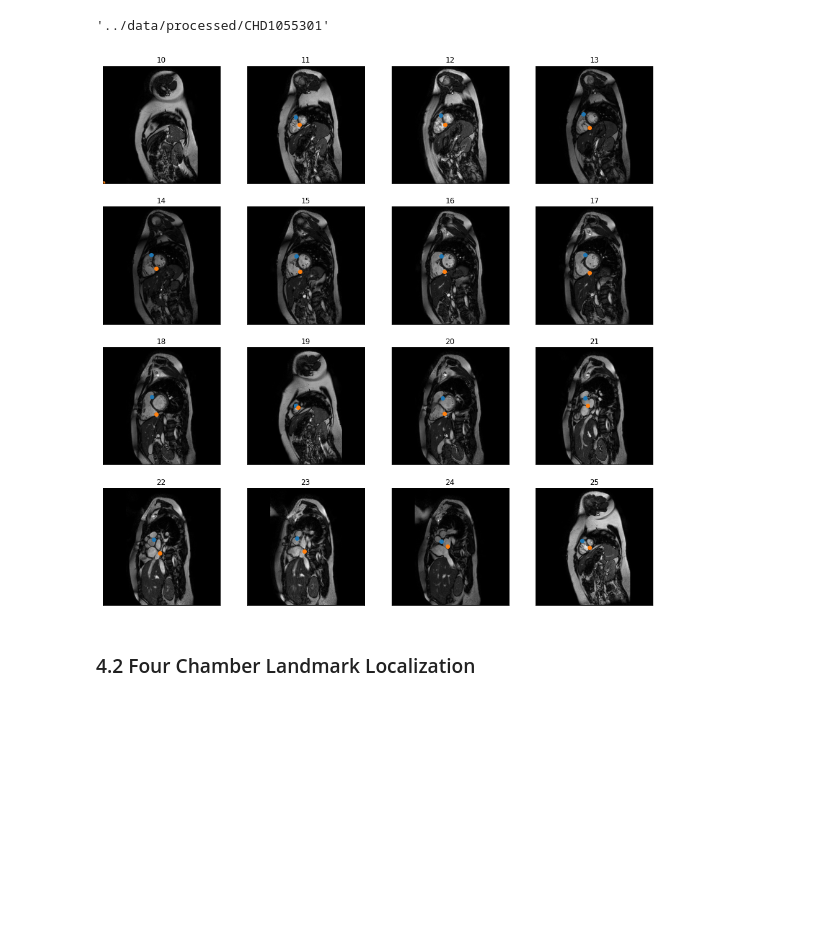
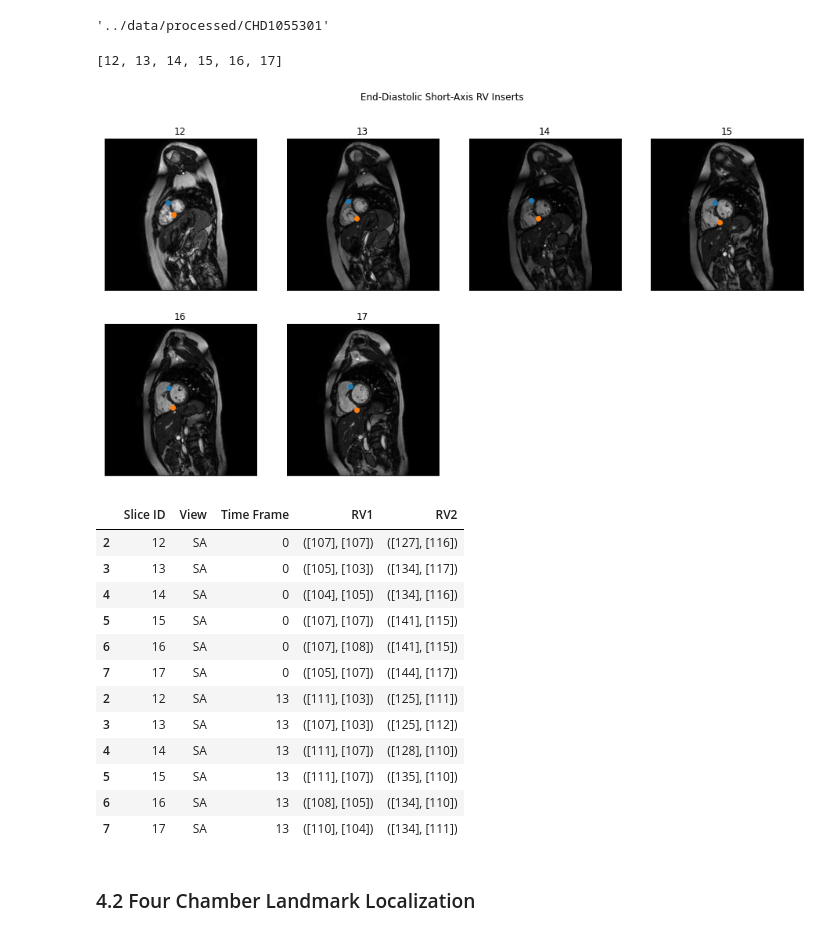
Before and after one commit to btcrabb/CAP-Automated-Pipeline, a Jupyter notebook: notebooks/1.1-BTC-FullAutoCAP.ipynb, the cells around one changed output. Drawn from its saved outputs; the diff is of its cells as text; code cells hidden in the pictures; blank space fills up the shorter version.

```diff
--- a/notebooks/1.1-BTC-FullAutoCAP.ipynb
+++ b/notebooks/1.1-BTC-FullAutoCAP.ipynb
@@ -394,6 +394,16 @@ for subdir in os.listdir(os.path.join(dst, patient)):
 
 # generate dataframe
 df = pd.DataFrame(out, columns = ['Slice ID', 'File', 'View', 'Slice Location', 'ImagePositionPatient', 'ImageOrientationPatient', 'Pixel Spacing'])
+
+# generate mapping dictionary (short-axis slice to slice id) for future use
+sa_df_sorted = df[df['View']=='SA'].sort_values('Slice Location', axis=0)
+sa_mapping_dict = {}
+for i, row in enumerate(sa_df_sorted.iterrows()):
+    index, row = row[0], row[1]
+    slice_id = row['Slice ID']
+    sa_mapping_dict[slice_id] = i
+
+# display slice info
 df
 # %% [output]
 |  | Slice ID | File | View | Slice Location | ImagePositionPatient | ImageOrientationPatient | Pixel Spacing |
@@ -446,6 +456,12 @@ directory = dst + patient
 directory
 # %% [output]
 '../data/processed/CHD1055301'
+# %%
+# convert selected slice locations into slice IDs
+selected_sa_ids = [x for x in sa_mapping_dict.keys() if str(float(sa_mapping_dict[x])) in good_locations]
+selected_sa_ids
+# %% [output]
+[12, 13, 14, 15, 16, 17]
 # %%
 # Initiate a landmark localization module in the short-axis view
 ShortAxisLoc = LandmarkLocalization( directory, df, 'SA' )
@@ -457,32 +473,58 @@ ShortAxisLoc.generate_complete_volume()
 
 # Make landmark predictions for ED phase
 ShortAxisLoc.predict_landmarks(phase=0)
+ed_output = ShortAxisLoc.output
+
+# Make landmark predictions for ES phase
+ShortAxisLoc.predict_landmarks(phase=es_phase)
+es_output = ShortAxisLoc.output
 # %%
 # Store outputs and display inputs/predictions for review
-out = ShortAxisLoc.output
 volume = ShortAxisLoc.volume
 
 cols = 4
-rows = np.ceil(len(out)/cols)
+rows = np.ceil(len(selected_ids)/cols)
 
 plt.figure(figsize = (16,4*rows))
-for i, slice in enumerate(out):
+count = 1
+for i, slice in enumerate(ed_output):
     slice_id = slice[0]
-    p1 = slice[2]
-    p2 = slice[3]
-    image = volume[slice_id, 0, :, :, 0]
+    if slice_id in selected_ids:
+        p1 = slice[3]
+        p2 = slice[4]
+        image = volume[slice_id, 0, :, :, 0]
 
-    ax = plt.subplot(rows, cols, i+1)
-    ax.imshow(image, cmap='gray')
-    ax.scatter(x=p1[1], y=p1[0])
-    ax.scatter(x=p2[1], y=p2[0])
-    ax.set_xticks([])
-    ax.set_yticks([])
-    ax.set_title(slice_id)
-
+        ax = plt.subplot(rows, cols, count)
+        ax.imshow(image, cmap='gray')
+        ax.scatter(x=p1[1], y=p1[0])
+        ax.scatter(x=p2[1], y=p2[0])
+        ax.set_xticks([])
+        ax.set_yticks([])
+        ax.set_title(slice_id)
+        count += 1
+plt.suptitle('End-Diastolic Short-Axis RV Inserts')
 plt.show()
 # %% [output]
-[figure, old version]
+[figure, new version]
+# %%
+sa_df = pd.DataFrame(ed_output, columns=['Slice ID', 'View', 'Time Frame', 'RV1', 'RV2'])
+sa_df = sa_df.append(pd.DataFrame(es_output, columns=['Slice ID', 'View', 'Time Frame', 'RV1', 'RV2']))
+sa_df = sa_df[sa_df['Slice ID'].isin(selected_sa_ids)]
+sa_df
+# %% [output]
+|  | Slice ID | View | Time Frame | RV1 | RV2 |
+| 2 | 12 | SA | 0 | ([107], [107]) | ([127], [116]) |
+| 3 | 13 | SA | 0 | ([105], [103]) | ([134], [117]) |
+| 4 | 14 | SA | 0 | ([104], [105]) | ([134], [116]) |
+| 5 | 15 | SA | 0 | ([107], [107]) | ([141], [115]) |
+| 6 | 16 | SA | 0 | ([107], [108]) | ([141], [115]) |
+| 7 | 17 | SA | 0 | ([105], [107]) | ([144], [117]) |
+| 2 | 12 | SA | 13 | ([111], [103]) | ([125], [111]) |
+| 3 | 13 | SA | 13 | ([107], [103]) | ([125], [112]) |
+| 4 | 14 | SA | 13 | ([111], [107]) | ([128], [110]) |
+| 5 | 15 | SA | 13 | ([111], [107]) | ([135], [110]) |
+| 6 | 16 | SA | 13 | ([108], [105]) | ([134], [110]) |
+| 7 | 17 | SA | 13 | ([110], [104]) | ([134], [111]) |
 # %% [markdown]
 ### 4.2 Four Chamber Landmark Localization
 # %%
```
Also changed, not shown: parts of 18 cells of this notebook.
